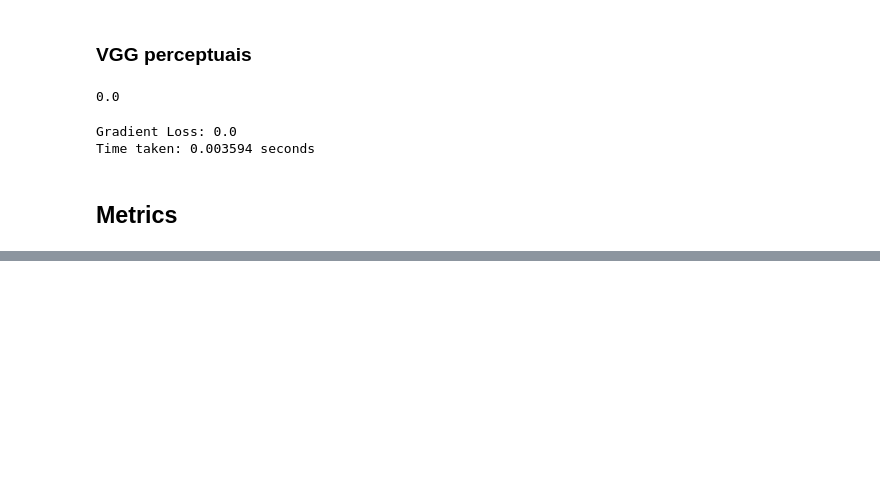
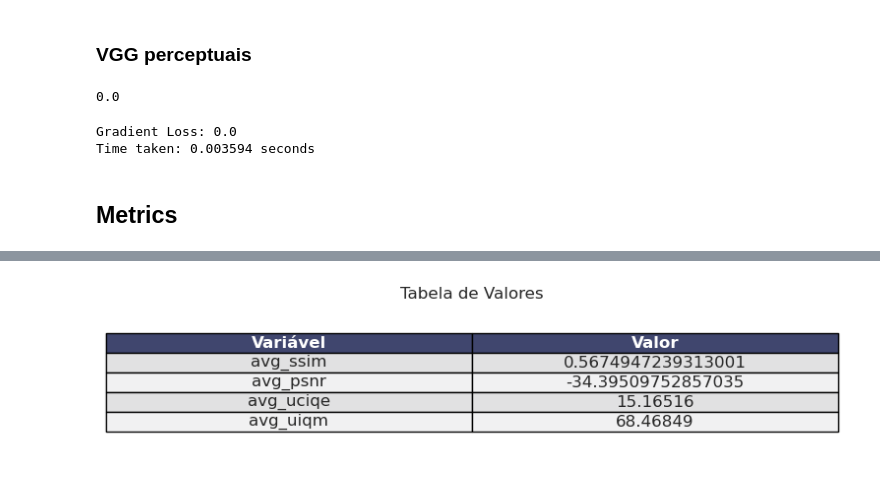
Before and after one commit to gusanagy/Loss_battle, a Jupyter notebook: work2.ipynb, the cells around one changed output, grey strips where cells are left out. Drawn from its saved outputs; the diff is of its cells as text; code cells hidden in the pictures; blank space fills up the shorter version.

```diff
--- a/work2.ipynb
+++ b/work2.ipynb
@@ -1961,0 +2063,57 @@ Time taken: 0.003594 seconds
+# %%
+from pprint import pprint as pp
+import matplotlib.pyplot as plt
+import seaborn as sns
+
+def extrair_valores(arquivo):
+    # Dicionário para armazenar os valores das variáveis
+    valores = {}
+
+    # Abrindo o arquivo para leitura
+    with open(arquivo, 'r') as f:
+        for linha in f:
+            # Dividindo a linha em nome da variável e valor
+            variavel, valor = linha.split(':')
+            # Removendo espaços em branco e convertendo o valor para float
+            valores[variavel.strip()] = float(valor.strip())
+
+    return valores
+
+# Exemplo de uso
+arquivo = 'output/Unet_metrics.txt'
+valores_extraidos = extrair_valores(arquivo)
+
+# Convertendo o dicionário em uma lista de listas para criar a tabela
+dados = [[chave, valor] for chave, valor in valores_extraidos.items()]
+
+# Definindo o estilo do seaborn
+sns.set(style="whitegrid")
+
+# Criando a figura e o eixo
+fig, ax = plt.subplots(figsize=(8, len(dados) * 0.5))
+
+# Ocultando o eixo
+ax.axis('tight')
+ax.axis('off')
+
+# Criando a tabela usando matplotlib
+tabela = ax.table(cellText=dados, colLabels=["Variável", "Valor"], cellLoc='center', loc='center')
+
+# Ajustando a visualização
+tabela.auto_set_font_size(False)
+tabela.set_fontsize(12)
+tabela.scale(1.2, 1.2)
+
+# Estilizando a tabela
+for (i, j), cell in tabela.get_celld().items():
+    cell.set_edgecolor('black')
+    if i == 0:
+        cell.set_text_props(weight='bold', color='white')
+        cell.set_facecolor('#40466e')
+    else:
+        cell.set_facecolor('#f1f1f2' if i % 2 == 0 else '#e1e1e2')
+
+plt.title("Tabela de Valores")
+plt.show()
+# %% [output]
+[figure, added]
```
Also changed, not shown: parts of 9 cells of this notebook, 7 other files.
